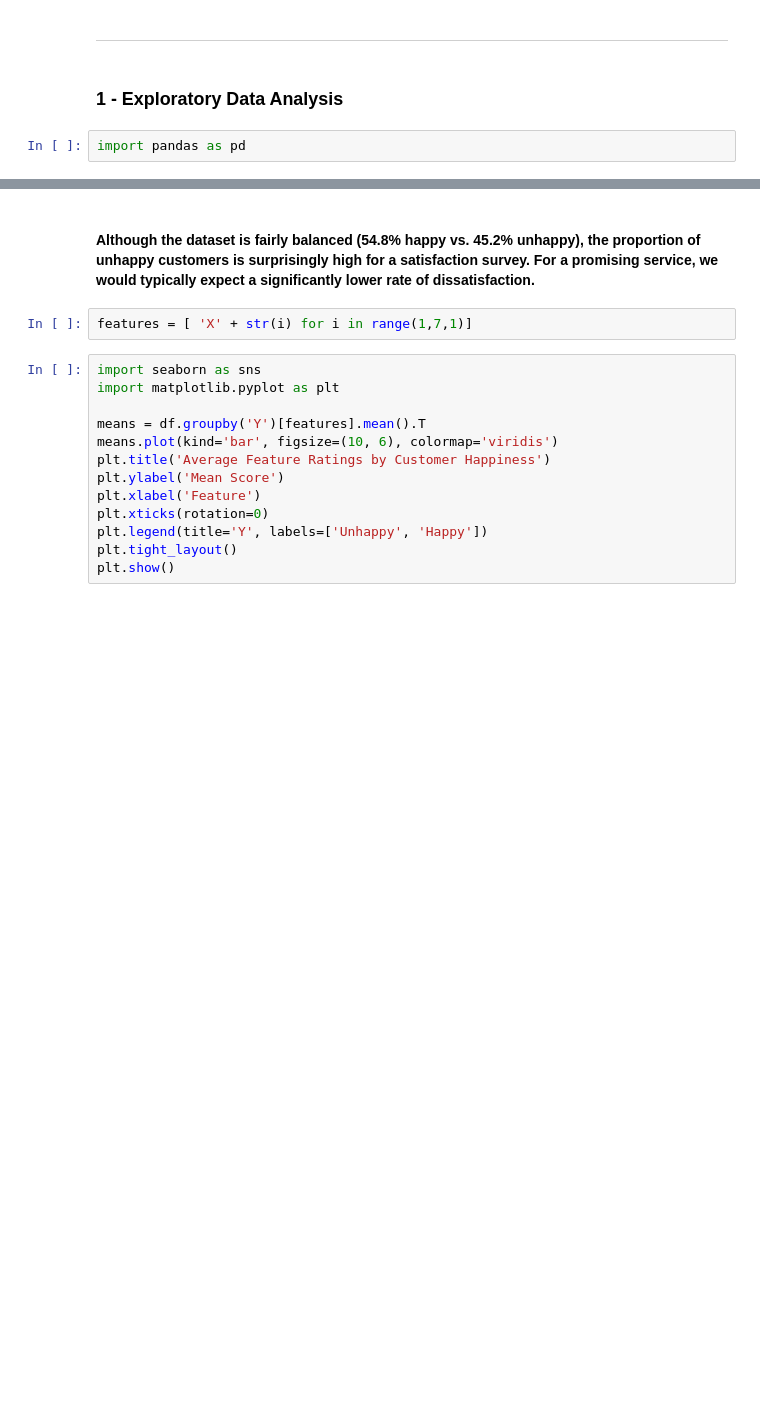
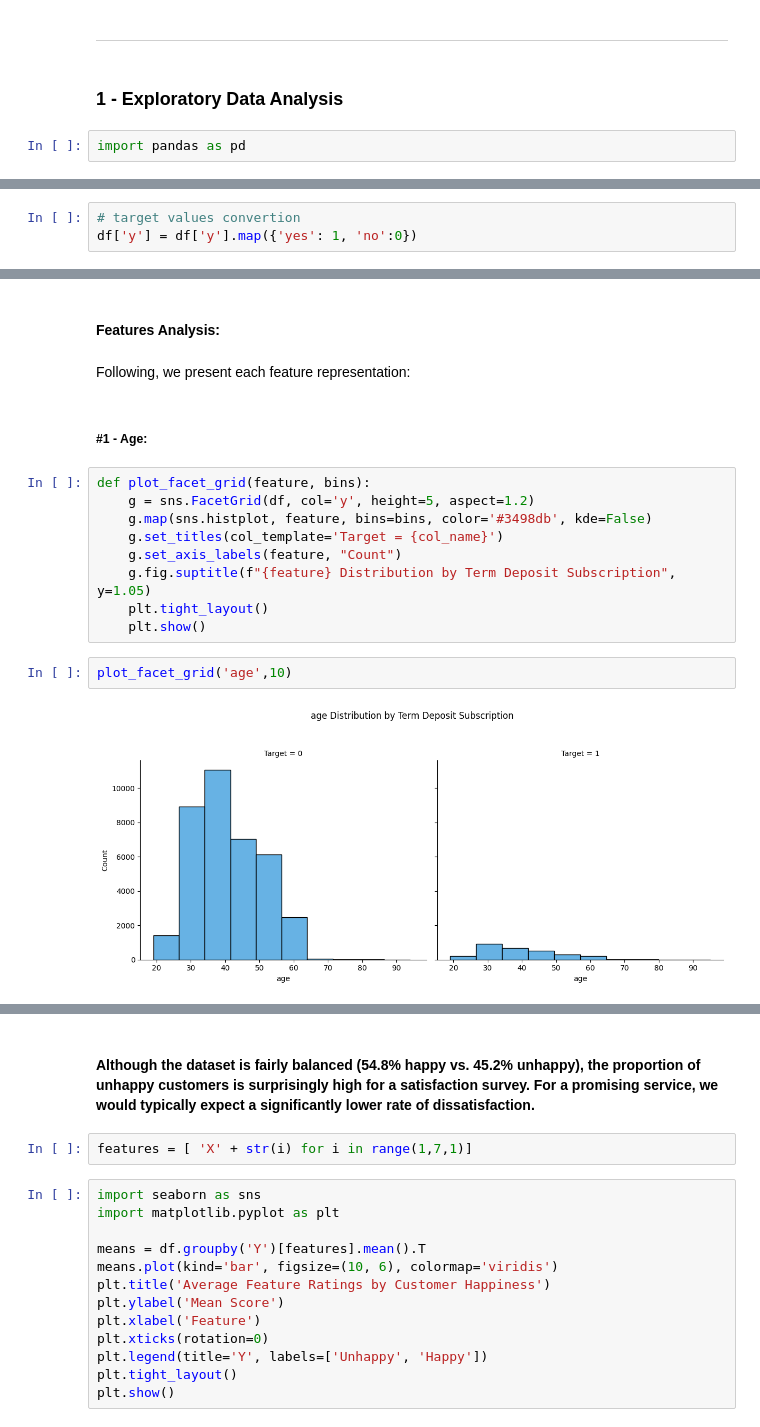
Before and after one commit to FederCO23/Term_Deposit_Marketing_-_tpx4U1BHhRR0IUm9, a Jupyter notebook: TermDepositMarketing.ipynb, the cells around one changed output, grey strips where cells are left out. Drawn from its saved outputs; the diff is of its cells as text; blank space fills up the shorter version.

```diff
--- a/TermDepositMarketing.ipynb
+++ b/TermDepositMarketing.ipynb
@@ -137,0 +126,3 @@ plt.show()
+# %%
+# target values convertion
+df['y'] = df['y'].map({'yes': 1, 'no':0})
@@ -137,0 +141,19 @@ plt.show()
+# %% [markdown]
+#### **Features Analysis:**
+# %% [markdown]
+Following, we present each feature representation:
+# %% [markdown]
+##### **#1 - Age:**
+# %%
+def plot_facet_grid(feature, bins):
+    g = sns.FacetGrid(df, col='y', height=5, aspect=1.2)
+    g.map(sns.histplot, feature, bins=bins, color='#3498db', kde=False)
+    g.set_titles(col_template='Target = {col_name}')
+    g.set_axis_labels(feature, "Count")
+    g.fig.suptitle(f"{feature} Distribution by Term Deposit Subscription", y=1.05)
+    plt.tight_layout()
+    plt.show()
+# %%
+plot_facet_grid('age',10)
+# %% [output]
+[figure, added]
```
Also changed, not shown: parts of 63 cells of this notebook.
